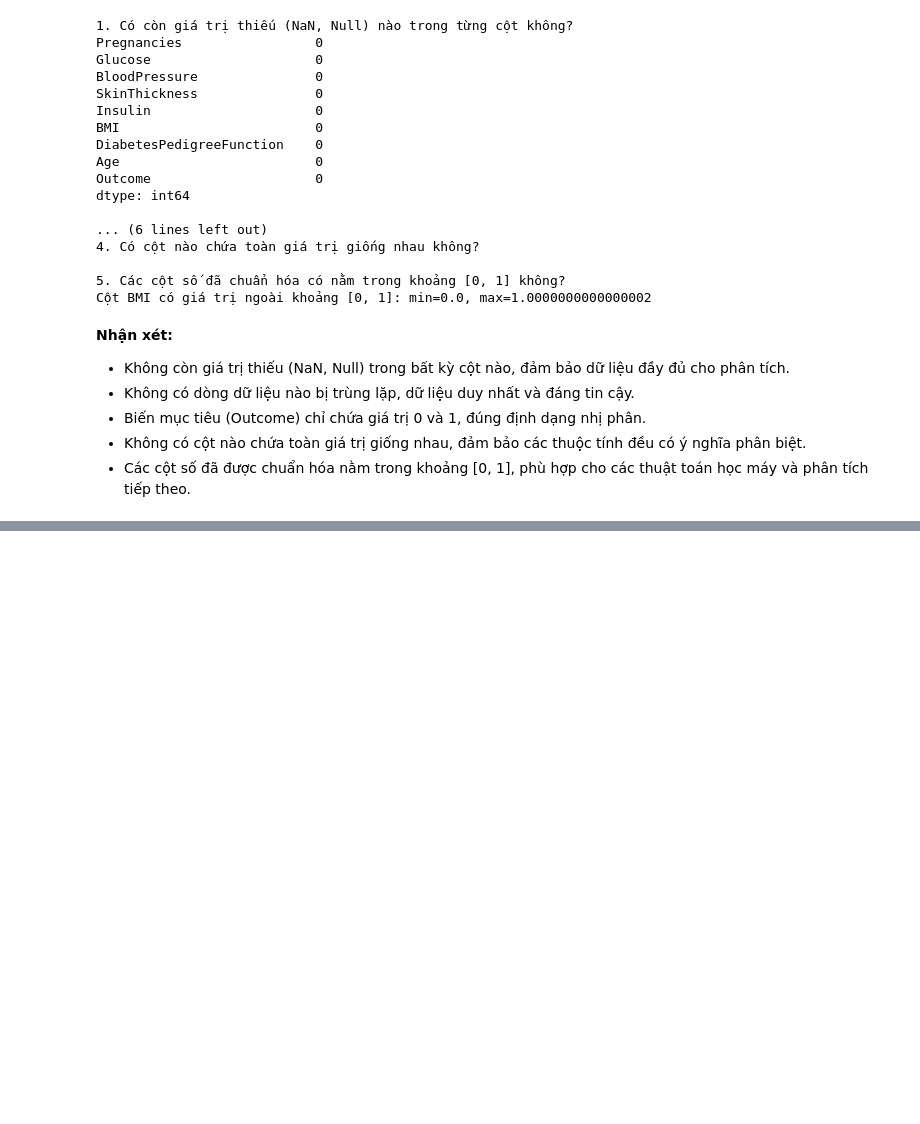
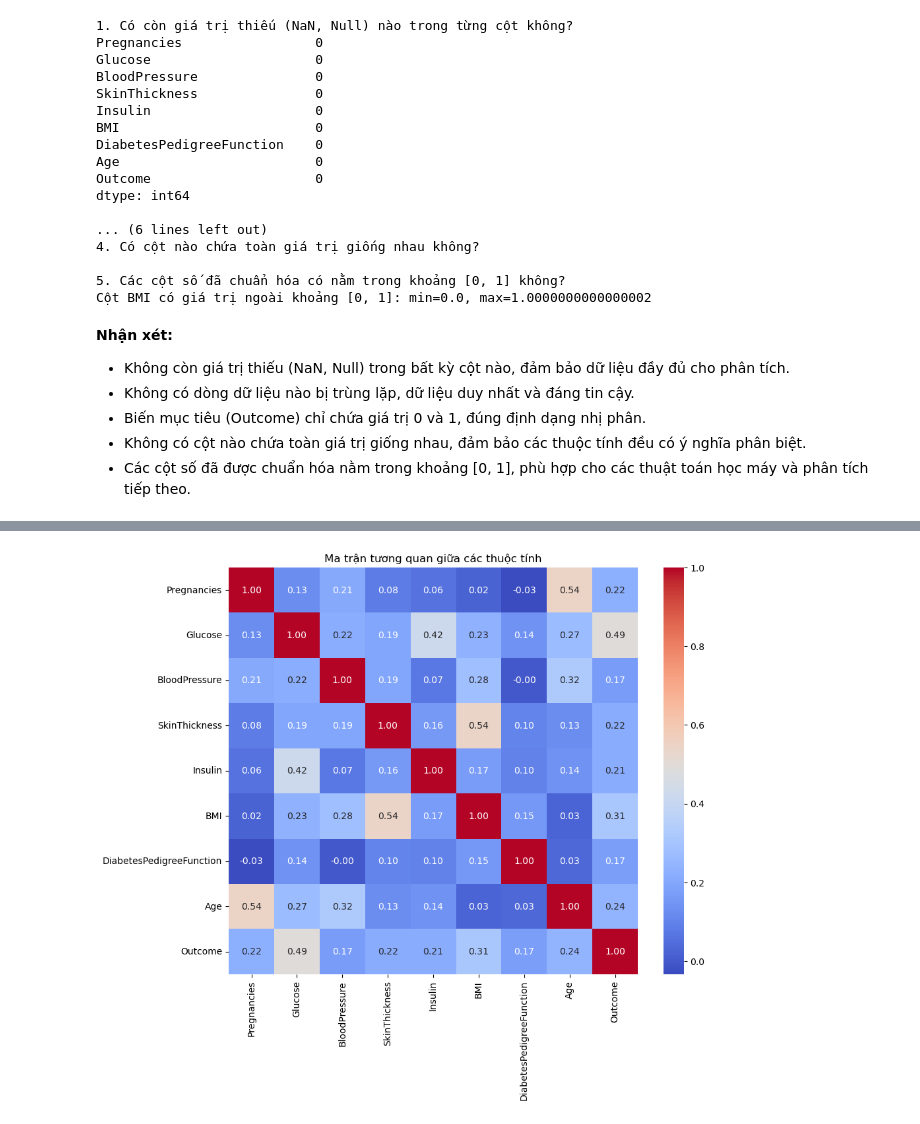
Before and after one commit to NKhanh0908/SGU_PTDL_TEAM_2025, a Jupyter notebook: Lab3/code/pima-indian-diabetes.ipynb, the cells around one changed output, grey strips where cells are left out. Drawn from its saved outputs; the diff is of its cells as text; code cells hidden in the pictures; blank space fills up the shorter version.

```diff
--- a/Lab3/code/pima-indian-diabetes.ipynb
+++ b/Lab3/code/pima-indian-diabetes.ipynb
@@ -508,0 +628,8 @@ data.to_csv('output.csv', index=False)
+# %%
+# Ma trận tương quan
+plt.figure(figsize=(10, 8))
+sns.heatmap(data_scaled.corr(), annot=True, cmap='coolwarm', fmt='.2f')
+plt.title('Ma trận tương quan giữa các thuộc tính')
+plt.show()
+# %% [output]
+[figure, added]
```
Also changed, not shown: parts of 20 cells of this notebook.
